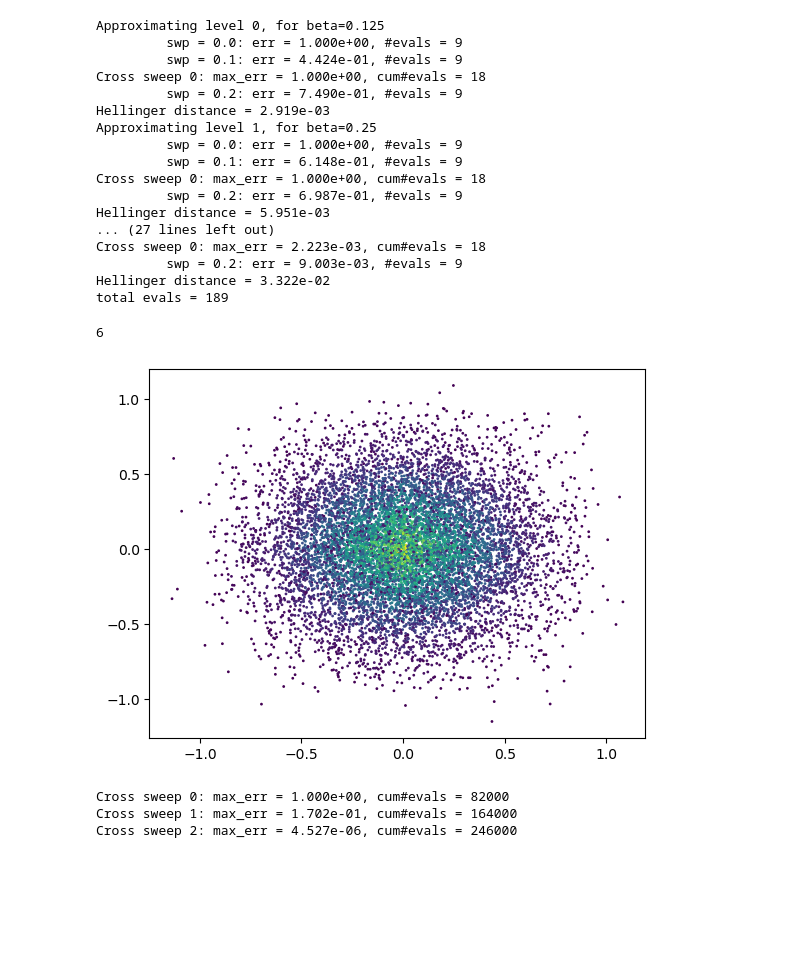
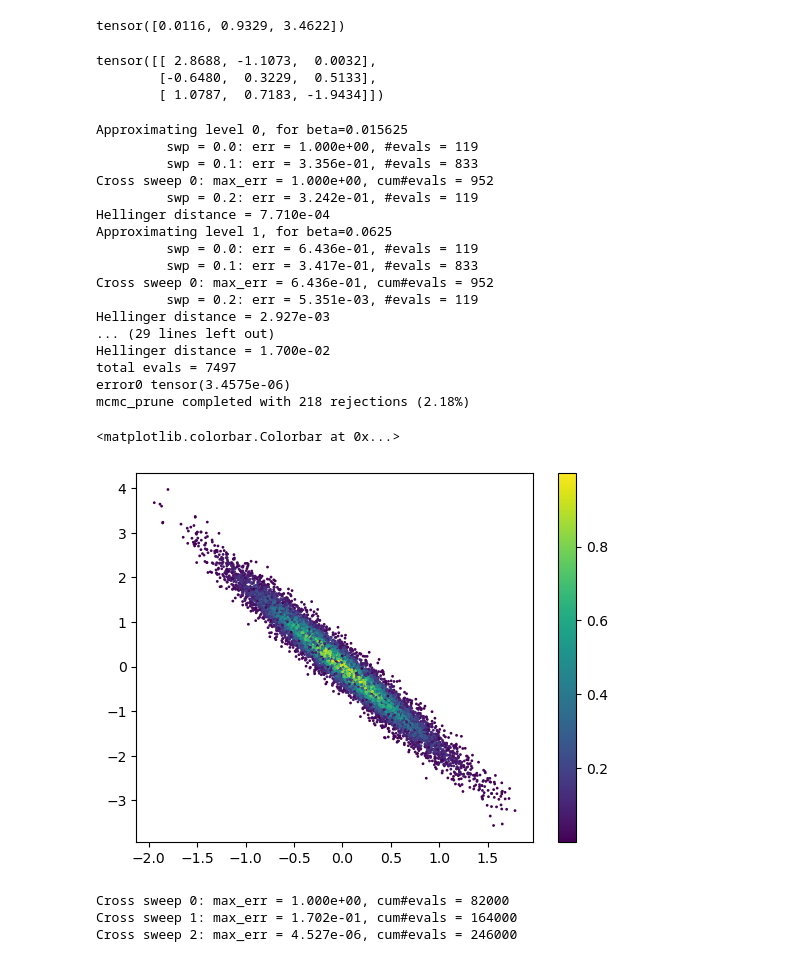
Before and after one commit to gc759/TT-IRT-Python, a Jupyter notebook: TT-IRT-Torch.ipynb, the cells around one changed output. Saved outputs shown, nothing was run; the diff lists cells and outputs as text; code cells hidden in the pictures; blank space fills up the shorter version.

Commit message:
working dirt

```diff
--- a/TT-IRT-Torch.ipynb
+++ b/TT-IRT-Torch.ipynb
@@ -481,32 +576,56 @@ class DIRT(nn.Module):
+# %%
+A = torch.randn(3,3)
+print(torch.linalg.eigh(A.T @ A)[0])
+# %% [output]
+tensor([0.0116, 0.9329, 3.4622])
+# %%
+A
+# %% [output]
+tensor([[ 2.8688, -1.1073,  0.0032],
+        [-0.6480,  0.3229,  0.5133],
+        [ 1.0787,  0.7183, -1.9434]])
 # %%
-t = DIRT([torch.linspace(-4,4,9, device='cpu')]*3, [1,1,1,1], 2.0**torch.arange(-3,4), ExactRatio=False, Ntest=10**2)
-ev = t.cross(lambda x, beta_high, beta_low: -0.5*torch.sum(x**2, dim=1)*(beta_high - beta_low), nswp=1)
+# Approximate
+t = DIRT([torch.linspace(-7,7,17)]*3, [1,7,7,1], 4.0**torch.arange(-3,4), ExactRatio=False, Ntest=10**4, reference_sigma=0.0, requires_grad=False)
+costf = lambda x: -0.5*torch.sum((x @ A)**2, dim=1)
+tempered_costf = lambda x, beta_high, beta_low: costf(x)*(beta_high - beta_low)
+ev = t.cross(tempered_costf, nswp=1)
 print(f"total evals = {ev}")
-z, lFapp = t.forward(torch.rand(10**4,3, device=t.Density0.U[0].device))
-plt.scatter(z[:,0].cpu().detach().numpy(), z[:,1].cpu().detach().numpy(), 1, torch.exp(lFapp).cpu().detach().numpy())
-t.CurrentLayer
+x = torch.rand(10**5,3)*14-7
+# plt.scatter(x[:,0].cpu().detach().numpy(), x[:,1].cpu().detach().numpy(), 1, torch.exp(0.5*(4.0**-4)*costf(x)).cpu().detach().numpy())
+# plt.show()
+print("error0", torch.mean((torch.sqrt(t.Densities[0].forward(x)).flatten() - torch.exp(0.5*(4.0**-3)*costf(x)))**2) / torch.mean(torch.exp(0.5*(4.0**-3)*costf(x))**2))
+
+# Sample
+x = randref(t.Densities[0].reference_sigma, (10**4,3), device=t.Densities[0].U[0].device)
+z, lFapp = t.forward(x)
+lFex = tempered_costf(z, 4.0**3, 0)
+z, lFex, lFapp, rej = mcmc_prune(z, lFex, lFapp)
+plt.scatter(z[:,0].cpu().detach().numpy(), z[:,1].cpu().detach().numpy(), 1, torch.exp(lFex).cpu().detach().numpy())
+plt.colorbar()
+# t.CurrentLayer
 # X, Y = torch.meshgrid(torch.linspace(-3,3,99), torch.linspace(-3,3,99))
 # plt.contour(X,Y,t.Density0.forward(torch.hstack([X.reshape(-1,1), Y.reshape(-1,1)])).reshape(99,99).detach().numpy(), levels=33)
 # %% [output]
-Approximating level 0, for beta=0.125
-         swp = 0.0: err = 1.000e+00, #evals = 9
-         swp = 0.1: err = 4.424e-01, #evals = 9
-Cross sweep 0: max_err = 1.000e+00, cum#evals = 18
-         swp = 0.2: err = 7.490e-01, #evals = 9
-Hellinger distance = 2.919e-03
-Approximating level 1, for beta=0.25
-         swp = 0.0: err = 1.000e+00, #evals = 9
-         swp = 0.1: err = 6.148e-01, #evals = 9
-Cross sweep 0: max_err = 1.000e+00, cum#evals = 18
-         swp = 0.2: err = 6.987e-01, #evals = 9
-Hellinger distance = 5.951e-03
-... (27 lines left out)
-Cross sweep 0: max_err = 2.223e-03, cum#evals = 18
-         swp = 0.2: err = 9.003e-03, #evals = 9
-Hellinger distance = 3.322e-02
-total evals = 189
+Approximating level 0, for beta=0.015625
+         swp = 0.0: err = 1.000e+00, #evals = 119
+         swp = 0.1: err = 3.356e-01, #evals = 833
+Cross sweep 0: max_err = 1.000e+00, cum#evals = 952
+         swp = 0.2: err = 3.242e-01, #evals = 119
+Hellinger distance = 7.710e-04
+Approximating level 1, for beta=0.0625
+         swp = 0.0: err = 6.436e-01, #evals = 119
+         swp = 0.1: err = 3.417e-01, #evals = 833
+Cross sweep 0: max_err = 6.436e-01, cum#evals = 952
+         swp = 0.2: err = 5.351e-03, #evals = 119
+Hellinger distance = 2.927e-03
+... (29 lines left out)
+Hellinger distance = 1.700e-02
+total evals = 7497
+error0 tensor(3.4575e-06)
+mcmc_prune completed with 218 rejections (2.18%)
-6
+<matplotlib.colorbar.Colorbar at 0x...>
-[figure, old version]
+[figure, new version]
 # %%
 # import numpy as np
 # def ff(x):
```
Also changed, not shown: parts of 5 cells of this notebook.
